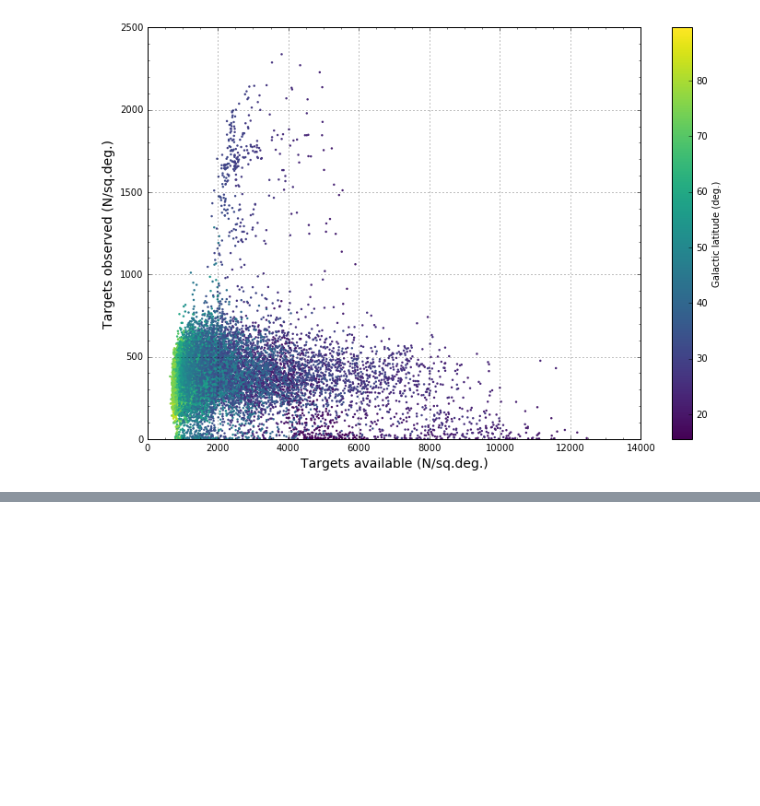
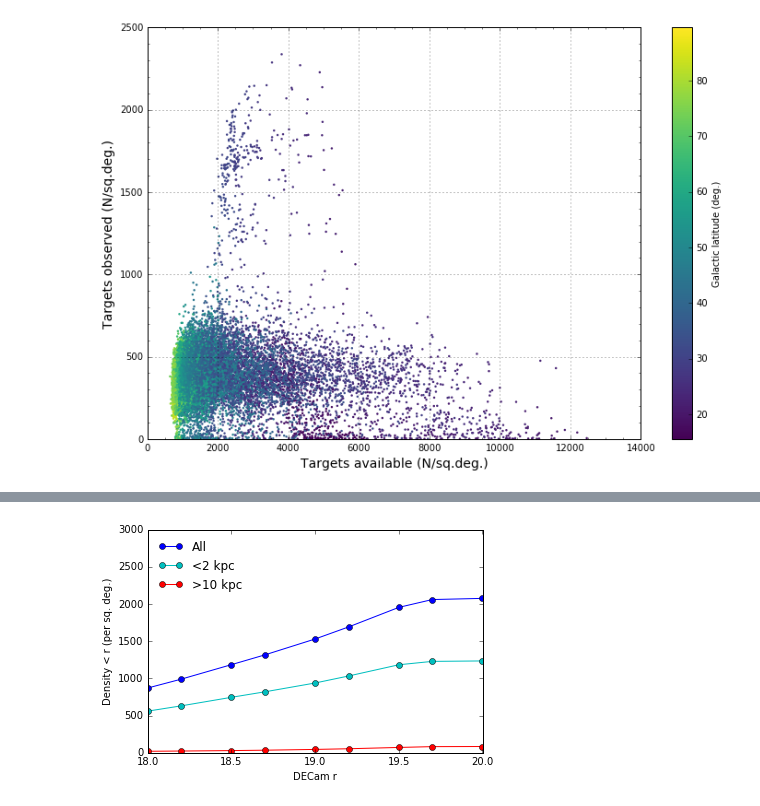
Before and after one commit to apcooper/bright_analysis_doc, a Jupyter notebook: nb/12apr2017_full.ipynb, the cells around one changed output, grey strips where cells are left out. Cells and saved outputs as stored; diff of their text form; code cells hidden in the pictures; blank space fills up the shorter version.

```diff
--- a/nb/12apr2017_full.ipynb
+++ b/nb/12apr2017_full.ipynb
@@ -549,0 +622,12 @@ Total area of (partly) observed HP pixels: 15166.036169 sq. deg.
+# %%
+# Healpixels with b > 30
+plot(limits,sd_at_limit_h,marker='o',c='b',label='All')
+plot(limits,sd_at_limit_near_h,marker='o',c='c',label='<2 kpc')
+plot(limits,sd_at_limit_distant_h,marker='o',c='r',label='>10 kpc')
+
+pl.ylim(0,3000)
+pl.xlabel('DECam r')
+pl.ylabel('Density < r (per sq. deg.)')
+pl.legend(frameon=False,loc='upper left');
+# %% [output]
+[figure, added]
```
Also changed, not shown: parts of 15 cells of this notebook.
